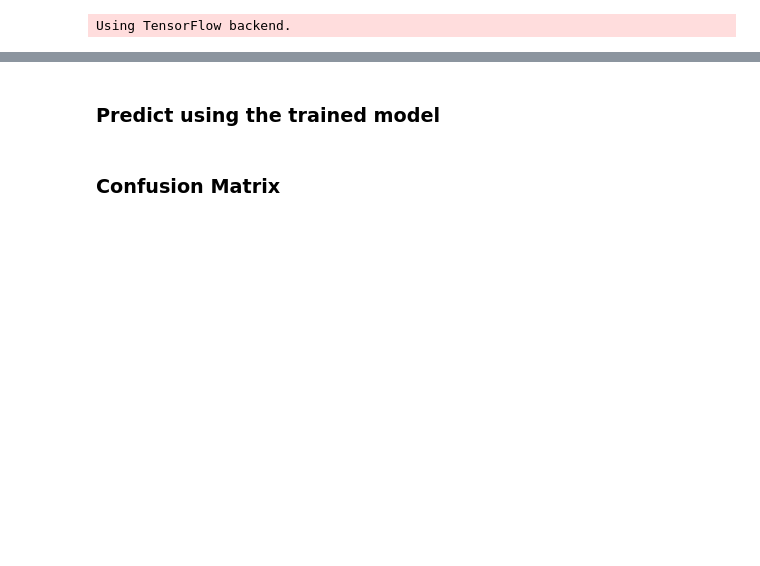
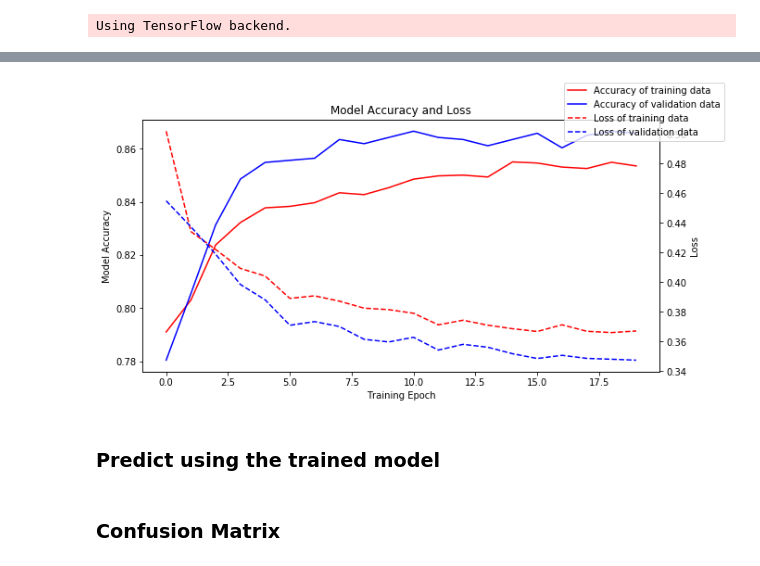
Before and after one commit to mohan-mj/ANN-Churn_Modeling, a Jupyter notebook: ANN_Churn_Modeling.ipynb, the cells around one changed output, grey strips where cells are left out. Saved outputs shown, nothing was run; the diff lists cells and outputs as text; code cells hidden in the pictures; blank space fills up the shorter version.

```diff
--- a/ANN_Churn_Modeling.ipynb
+++ b/ANN_Churn_Modeling.ipynb
@@ -93,10 +167,12 @@ X.shape
 # %%
 # Splitting the dataset into the Training set and Test set
 from sklearn.model_selection import train_test_split
-X_train, X_test, y_train, y_test = train_test_split(X, y, test_size = 0.2, random_state = 0)
+X_train, X_test, y_train, y_test = train_test_split(X.values, y.values, test_size = 0.15, random_state = 42)
 # %%
 # Feature Scaling
 from sklearn.preprocessing import StandardScaler
 sc = StandardScaler()
 X_train = sc.fit_transform(X_train)
 X_test = sc.transform(X_test)
+# %%
+X_train, X_val, y_train, y_val = train_test_split(X_train, y_train, test_size = 0.15, random_state = 42)
@@ -112,13 +190,17 @@ Using TensorFlow backend.
 classifier = Sequential()
 
 # Adding the input layer and the first hidden layer
-classifier.add(Dense(output_dim = 6, init = 'uniform', activation = 'relu', input_dim = 11))
+classifier.add(Dense(output_dim = 32, init = 'normal', activation = 'relu', input_dim = X.shape[1]))
+
+classifier.add(Dropout(.4))
 
 # Adding the second hidden layer
-classifier.add(Dense(output_dim = 6, init = 'uniform', activation = 'relu'))
+classifier.add(Dense(output_dim = 64, init = 'normal', activation = 'relu'))
+
+classifier.add(Dropout(.4))
 
 # Adding the output layer
-classifier.add(Dense(output_dim = 1, init = 'uniform', activation = 'sigmoid'))
+classifier.add(Dense(output_dim = 1, init = 'normal', activation = 'sigmoid'))
 # %%
 # Compiling the ANN
 classifier.compile(optimizer = 'adam', loss = 'binary_crossentropy', metrics = ['accuracy'])
@@ -150,4 +256,5 @@ classifier.evaluate(X,y)
 # %%
 # Fitting the ANN to the Training set
-classifier.fit(X_train, y_train, batch_size = 10, nb_epoch = 100)
+history = classifier.fit(X_train, y_train, batch_size = 32, nb_epoch = 20,
+                         validation_data=(X_val, y_val), verbose=1)
 # %% [output]
@@ -171,0 +278,30 @@ Epoch 100/100
+# %%
+#Plot with twin axis
+
+fig, ax1 = plt.subplots()
+fig.set_figwidth(10)
+fig.set_figheight(5)
+plt.title('Model Accuracy and Loss')
+
+
+ax1.plot(history.history['acc'], 'r', label='Accuracy of training data')
+ax1.plot(history.history['val_acc'], 'b', label='Accuracy of validation data')
+
+ax1.set_xlabel('Training Epoch')
+ax1.set_ylabel('Model Accuracy')
+ax1.tick_params(axis='y')
+
+ax2 = ax1.twinx()  # instantiate a second axes that shares the same x-axis
+
+ax2.plot(history.history['loss'], 'r--', label='Loss of training data')
+ax2.plot(history.history['val_loss'], 'b--', label='Loss of validation data')
+
+
+ax2.set_ylabel('Loss')  # we already handled the x-label with ax1
+ax2.tick_params(axis='y')
+
+
+fig.legend()
+plt.show()
+# %% [output]
+[figure, added]
```
Also changed, not shown: parts of 36 cells of this notebook.
